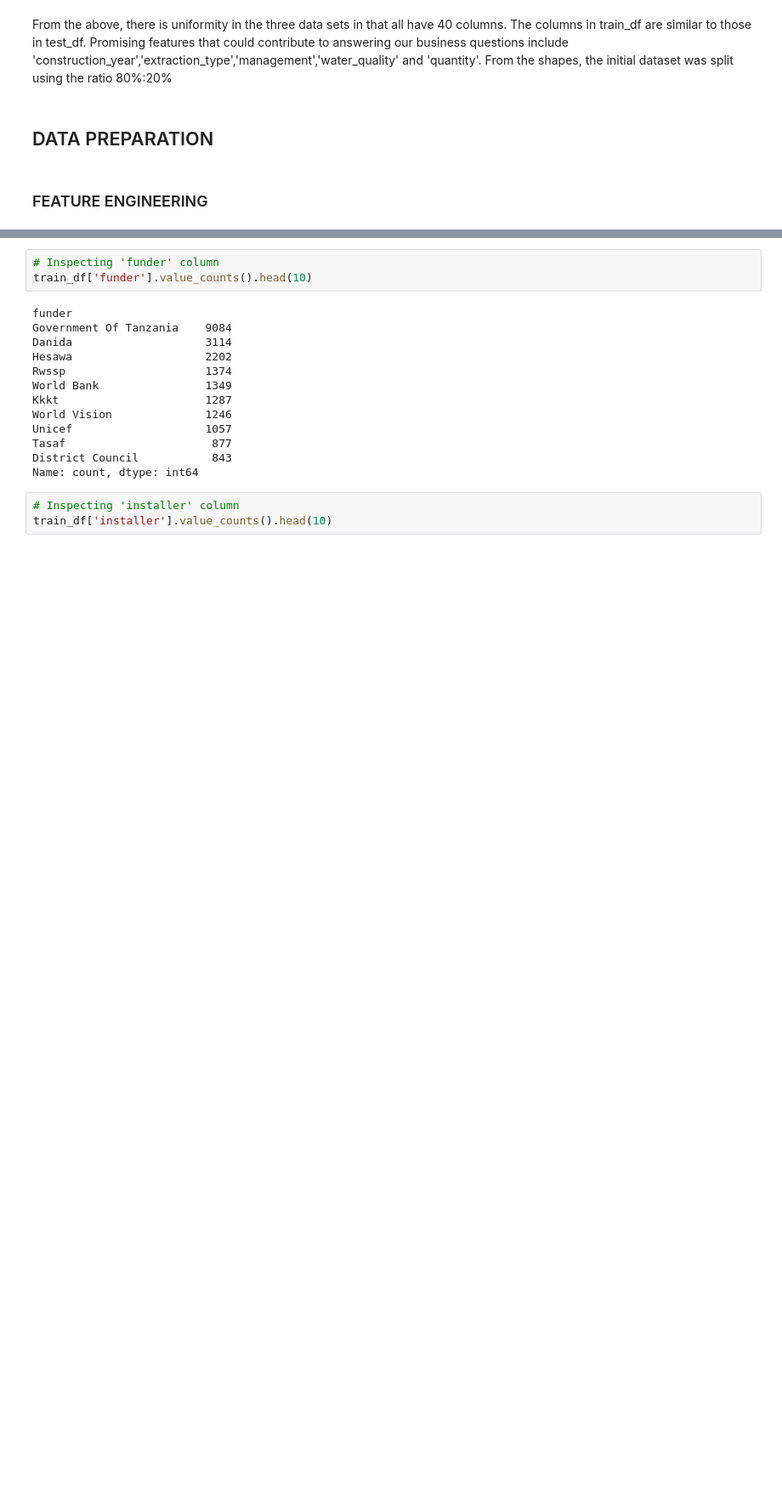
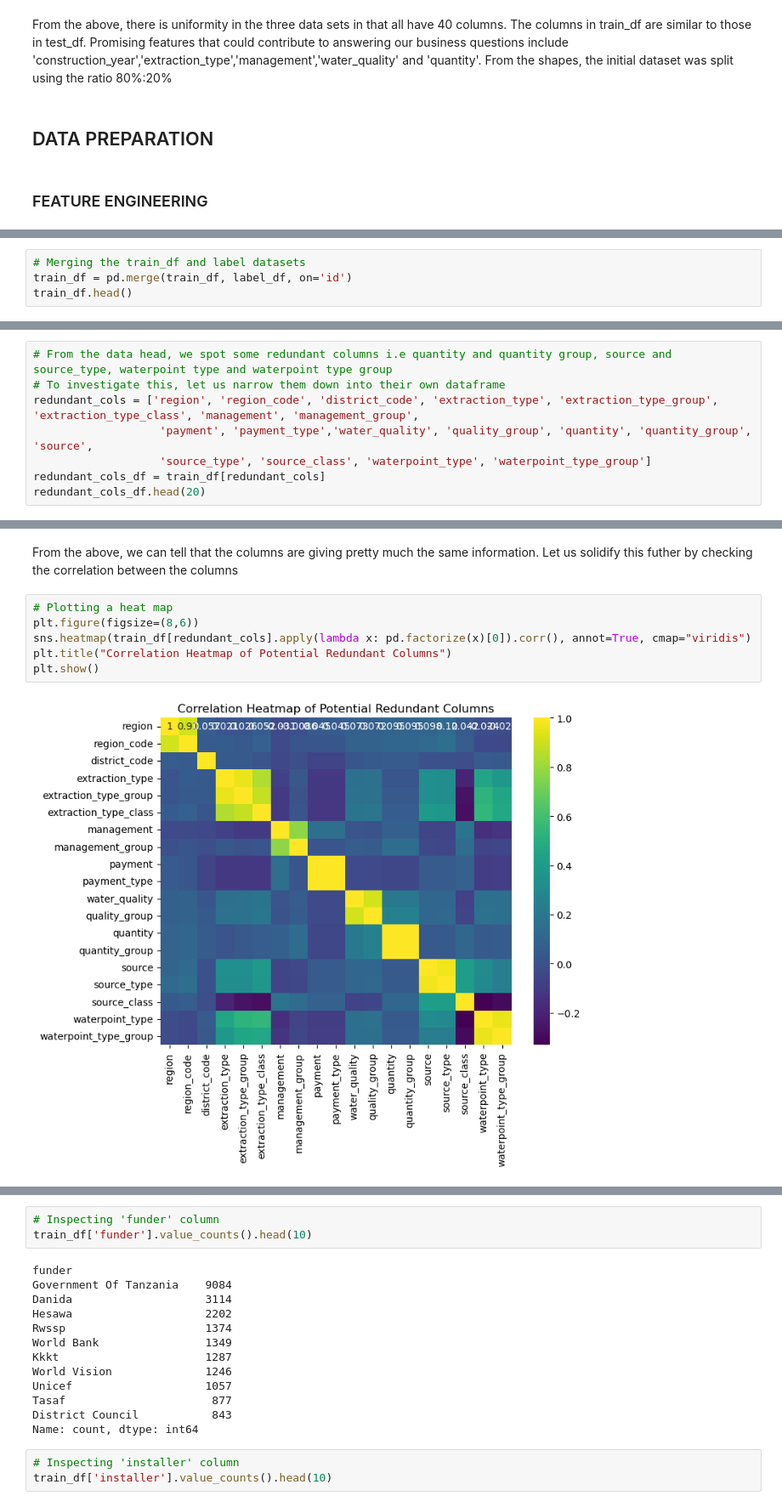
Before and after one commit to Kurgat-Bee/PHASE-03-PROJECT, a Jupyter notebook: TZwaterwells.ipynb, the cells around one changed output, grey strips where cells are left out. Shown: that part at 85% size. Cells and saved outputs as stored; diff of their text form; blank space fills up the shorter version.

```diff
--- a/TZwaterwells.ipynb
+++ b/TZwaterwells.ipynb
@@ -182,0 +202,4 @@ From the above, there is uniformity in the three data sets in that all have 40 c
+# %%
+# Merging the train_df and label datasets
+train_df = pd.merge(train_df, label_df, on='id')
+train_df.head()
@@ -184,0 +216,8 @@ From the above, there is uniformity in the three data sets in that all have 40 c
+# %%
+# From the data head, we spot some redundant columns i.e quantity and quantity group, source and source_type, waterpoint type and waterpoint type group
+# To investigate this, let us narrow them down into their own dataframe
+redundant_cols = ['region', 'region_code', 'district_code', 'extraction_type', 'extraction_type_group', 'extraction_type_class', 'management', 'management_group',
+                   'payment', 'payment_type','water_quality', 'quality_group', 'quantity', 'quantity_group', 'source',
+                   'source_type', 'source_class', 'waterpoint_type', 'waterpoint_type_group']
+redundant_cols_df = train_df[redundant_cols]
+redundant_cols_df.head(20)
@@ -184,0 +242,10 @@ From the above, there is uniformity in the three data sets in that all have 40 c
+# %% [markdown]
+From the above, we can tell that the columns are giving pretty much the same information. Let us solidify this futher by checking the correlation between the columns
+# %%
+# Plotting a heat map
+plt.figure(figsize=(8,6))
+sns.heatmap(train_df[redundant_cols].apply(lambda x: pd.factorize(x)[0]).corr(), annot=True, cmap="viridis")
+plt.title("Correlation Heatmap of Potential Redundant Columns")
+plt.show()
+# %% [output]
+[figure, added]
```
Also changed, not shown: parts of 55 cells of this notebook.
